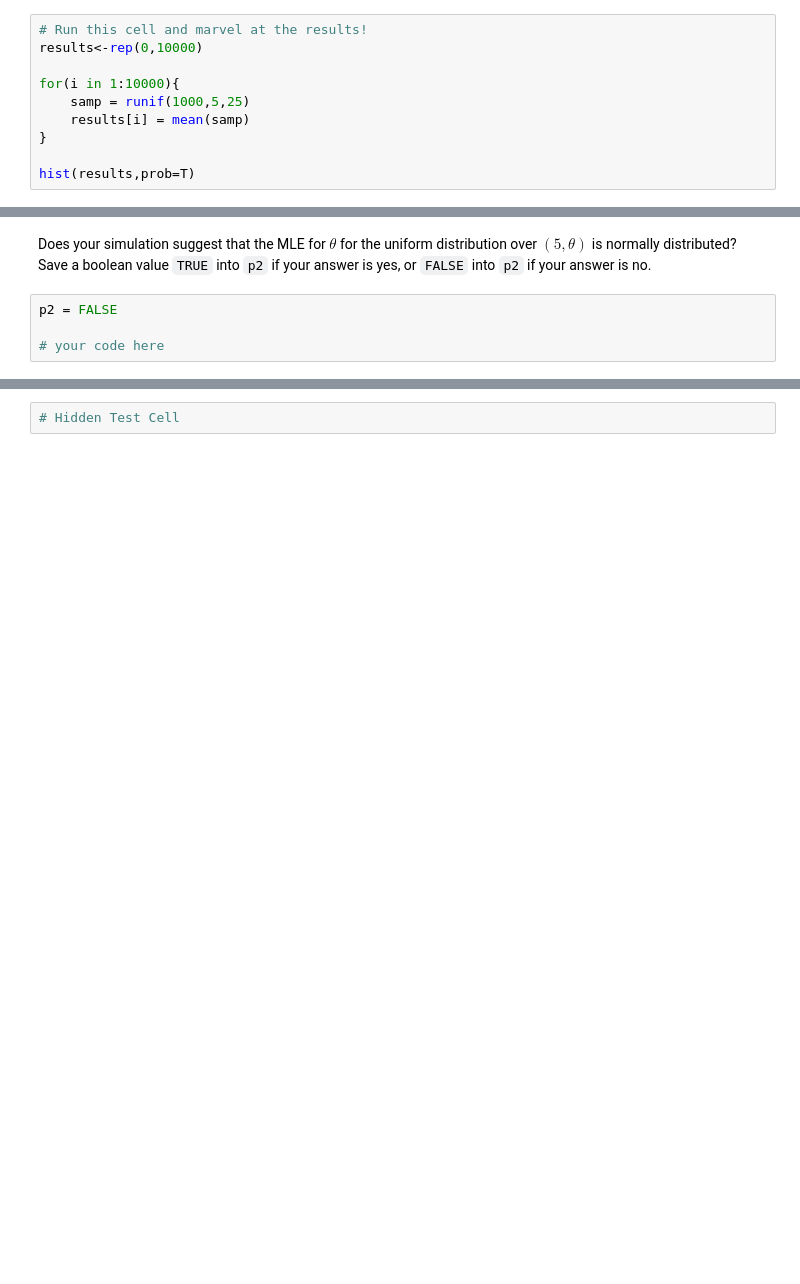
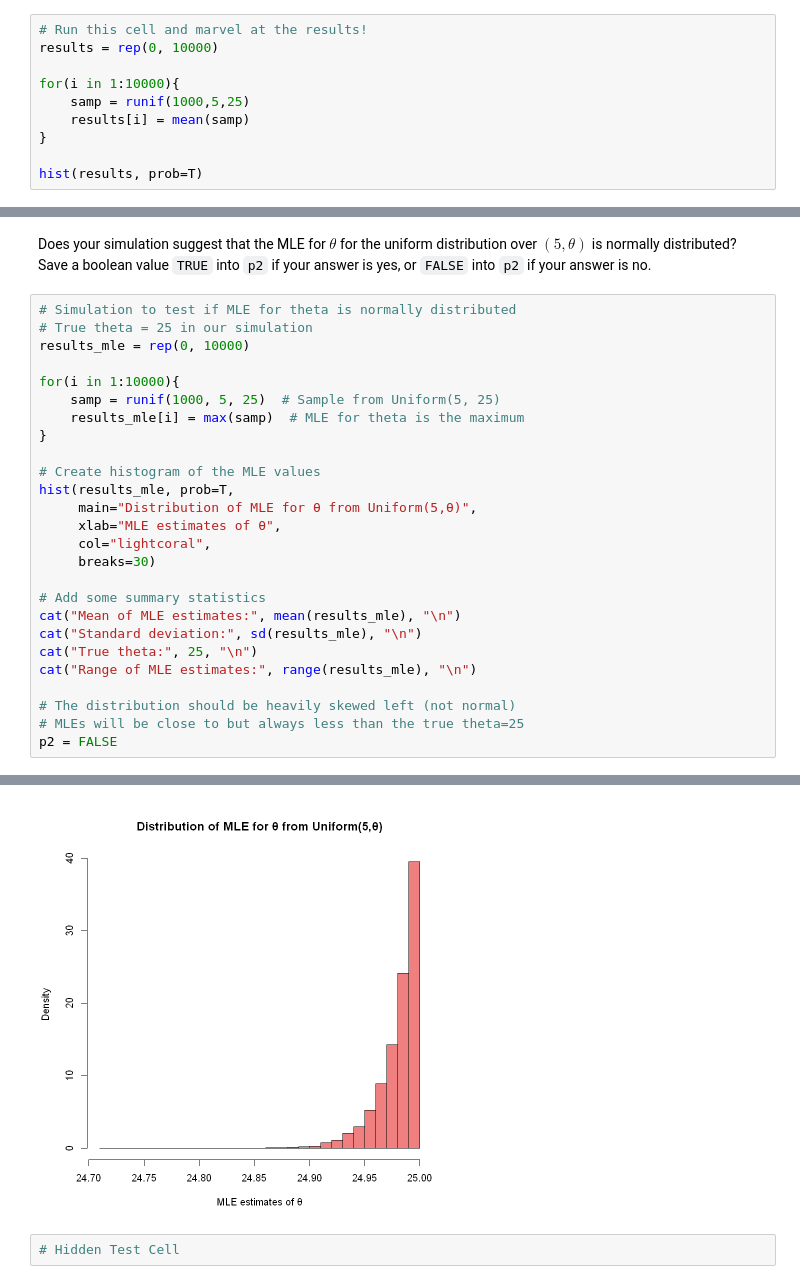
Before and after one commit to gareytwin1/statistical-estimation, a Jupyter notebook: Module3/M3_autograded.ipynb, the cells around one changed output, grey strips where cells are left out. Drawn from its saved outputs; the diff is of its cells as text; blank space fills up the shorter version.

```diff
--- a/Module3/M3_autograded.ipynb
+++ b/Module3/M3_autograded.ipynb
@@ -69,14 +116,14 @@ p1.c
 The Central Limit Theorem tells us that sample means should appear to have normal distributions for large samples as long as the distribution has finite variance. Let's check this out by looking at a histogram of 100,000 sample means for samples of size $1000$ for the uniform distribution over the interval $(5,25)$.
 # %%
 # Run this cell and marvel at the results!
-results<-rep(0,10000)
+results = rep(0, 10000)
 
 for(i in 1:10000){
     samp = runif(1000,5,25)
     results[i] = mean(samp)
 }
 
-hist(results,prob=T)
+hist(results, prob=T)
 # %% [output]
 [figure]
 # %% [markdown]
@@ -84,6 +152,29 @@ We also saw that many maximum likelihood estimators have normal distributions in
 # %% [markdown]
 Does your simulation suggest that the MLE for $\theta$ for the uniform distribution over $(5,\theta)$ is normally distributed? Save a boolean value `TRUE` into `p2` if your answer is yes, or `FALSE` into `p2` if your answer is no.
-# %%
-p2 = FALSE
-
-# your code here
+# %%
+# Simulation to test if MLE for theta is normally distributed
+# True theta = 25 in our simulation
+results_mle = rep(0, 10000)
+
+for(i in 1:10000){
+    samp = runif(1000, 5, 25)  # Sample from Uniform(5, 25)
+    results_mle[i] = max(samp)  # MLE for theta is the maximum
+}
+
+# Create histogram of the MLE values
+hist(results_mle, prob=T,
+     main="Distribution of MLE for θ from Uniform(5,θ)",
+     xlab="MLE estimates of θ",
+     col="lightcoral",
+     breaks=30)
+
+# Add some summary statistics
+cat("Mean of MLE estimates:", mean(results_mle), "\n")
+cat("Standard deviation:", sd(results_mle), "\n")
+cat("True theta:", 25, "\n")
+cat("Range of MLE estimates:", range(results_mle), "\n")
+
+# The distribution should be heavily skewed left (not normal)
+# MLEs will be close to but always less than the true theta=25
+p2 = FALSE
+# %% [output]
@@ -90,3 +188,4 @@ p2 = FALSE
+[figure, added]
 # %%
 # Hidden Test Cell
 # %% [markdown]
```
Also changed, not shown: parts of 14 cells of this notebook.
